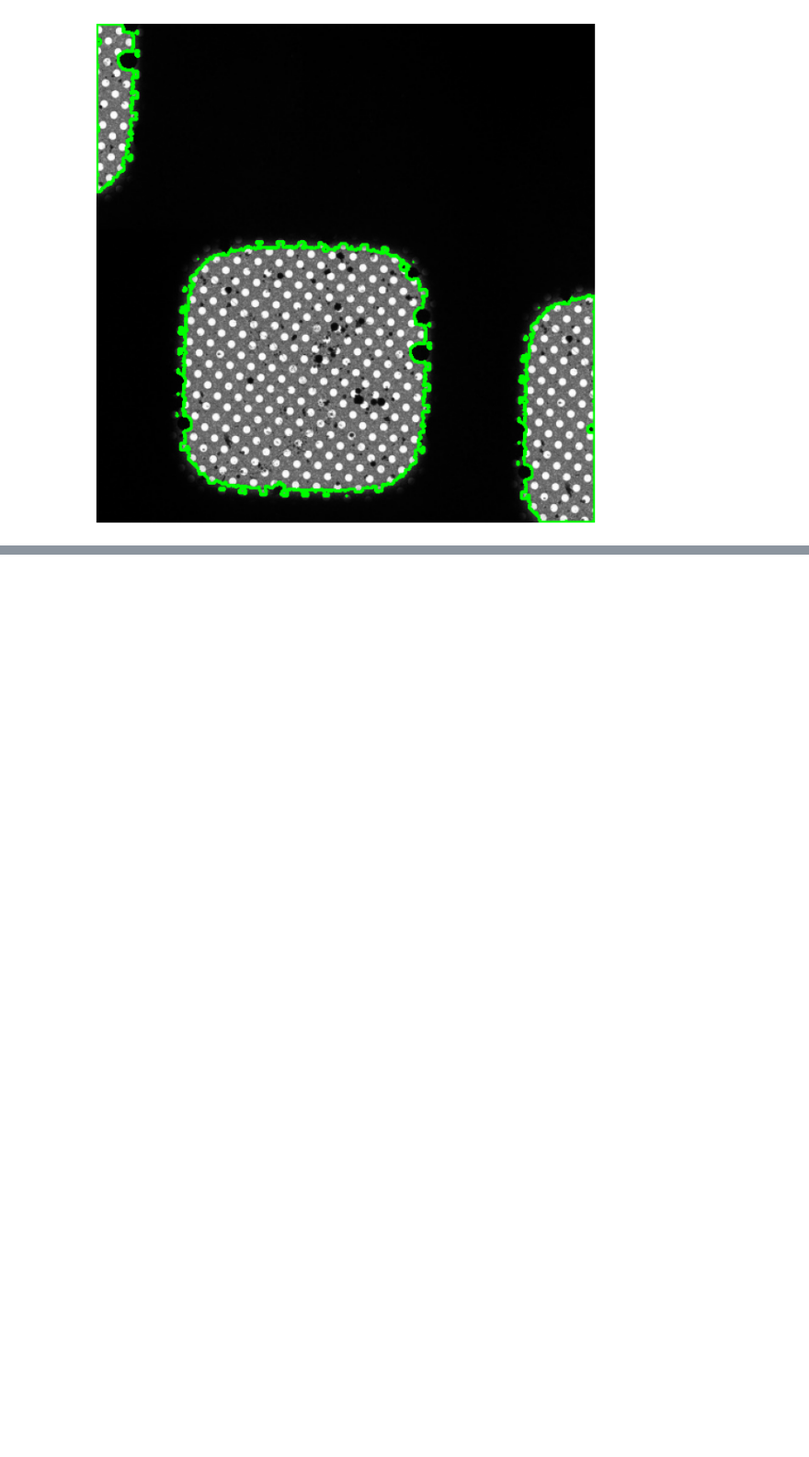
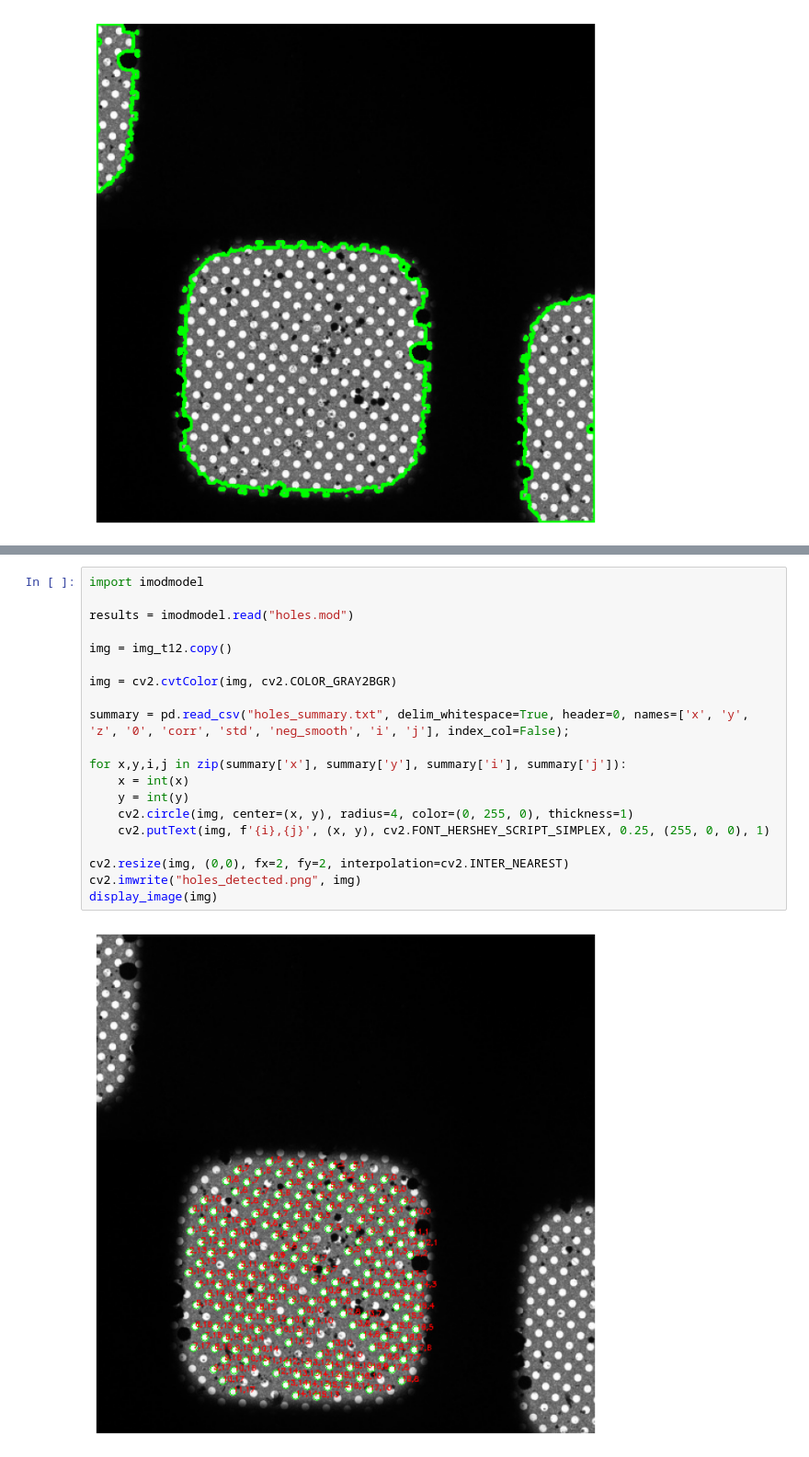
Before and after one commit to wyacurtis/gridhole, a Jupyter notebook: main.ipynb, the cells around one changed output, grey strips where cells are left out. Shown at 92% size. Drawn from its saved outputs; the diff is of its cells as text; blank space fills up the shorter version.

```diff
--- a/main.ipynb
+++ b/main.ipynb
@@ -192,0 +259,22 @@ Options:
+# %%
+import imodmodel
+
+results = imodmodel.read("holes.mod")
+
+img = img_t12.copy()
+
+img = cv2.cvtColor(img, cv2.COLOR_GRAY2BGR)
+
+summary = pd.read_csv("holes_summary.txt", delim_whitespace=True, header=0, names=['x', 'y', 'z', '0', 'corr', 'std', 'neg_smooth', 'i', 'j'], index_col=False);
+
+for x,y,i,j in zip(summary['x'], summary['y'], summary['i'], summary['j']):
+    x = int(x)
+    y = int(y)
+    cv2.circle(img, center=(x, y), radius=4, color=(0, 255, 0), thickness=1)
+    cv2.putText(img, f'{i},{j}', (x, y), cv2.FONT_HERSHEY_SCRIPT_SIMPLEX, 0.25, (255, 0, 0), 1)
+
+cv2.resize(img, (0,0), fx=2, fy=2, interpolation=cv2.INTER_NEAREST)
+cv2.imwrite("holes_detected.png", img)
+display_image(img)
+# %% [output]
+[figure, added]
```
Also changed, not shown: parts of 18 cells of this notebook, 10 other files.
